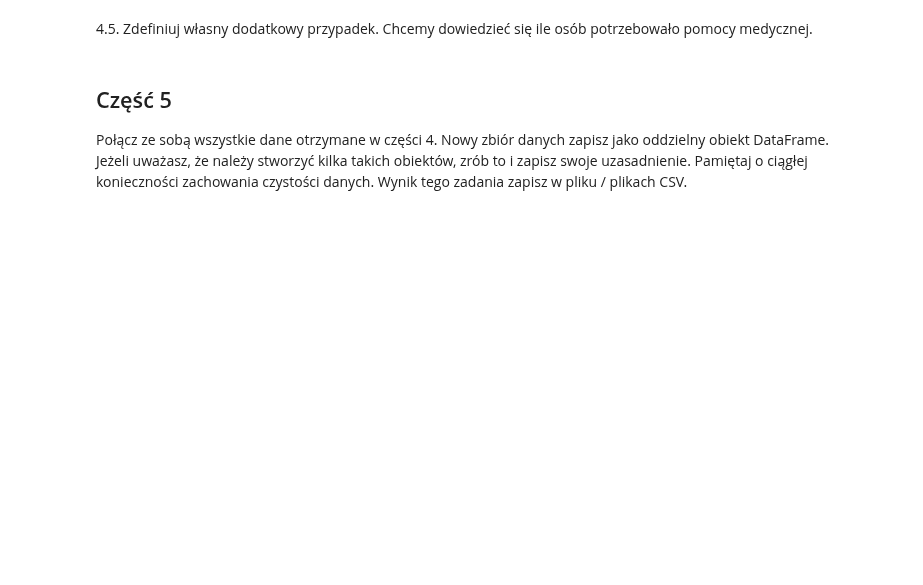
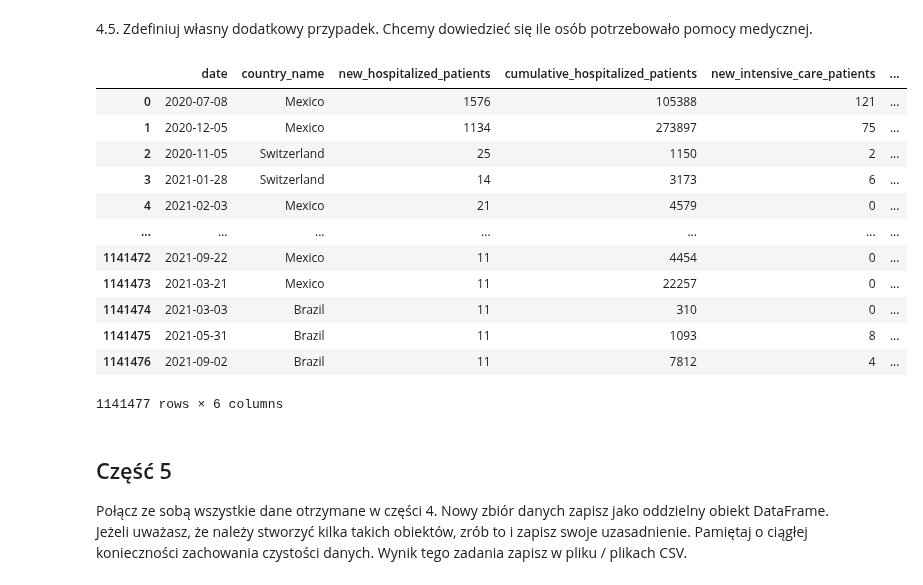
Before and after one commit to JakubKaczmarek5764/BigData1, a Jupyter notebook: main.ipynb, the cells around one changed output. Saved outputs shown, nothing was run; the diff lists cells and outputs as text; code cells hidden in the pictures; blank space fills up the shorter version.

```diff
--- a/main.ipynb
+++ b/main.ipynb
@@ -345,26 +408,47 @@ df4
 # %%
 query = ("""
 SELECT
     date,
     country_name,
     new_hospitalized_patients,
     cumulative_hospitalized_patients,
     new_intensive_care_patients,
     cumulative_intensive_care_patients
 FROM `bigquery-public-data.covid19_open_data.covid19_open_data`
 WHERE
     date IS NOT NULL AND
     country_name IS NOT NULL AND
     new_hospitalized_patients IS NOT NULL AND
     cumulative_hospitalized_patients IS NOT NULL AND
     new_intensive_care_patients IS NOT NULL AND
-    cumulative_intensive_care_patients IS NOT NULL;
+    cumulative_intensive_care_patients IS NOT NULL AND
+    new_hospitalized_patients <= cumulative_hospitalized_patients AND
+    new_intensive_care_patients <= cumulative_intensive_care_patients AND
+    new_hospitalized_patients >= 0 AND
+    new_intensive_care_patients >= 0 AND
+    cumulative_hospitalized_patients >= 0 AND
+    cumulative_intensive_care_patients >= 0
+    ;
 """)
 query_job = client.query(query)
 query_result = query_job.result()
 df5 = query_result.to_dataframe()
 df5.to_csv("covid_vaccination.csv", index=False)
 df5
+# %% [output]
+|  | date | country_name | new_hospitalized_patients | cumulative_hospitalized_patients | new_intensive_care_patients | ... |
+| 0 | 2020-07-08 | Mexico | 1576 | 105388 | 121 | ... |
+| 1 | 2020-12-05 | Mexico | 1134 | 273897 | 75 | ... |
+| 2 | 2020-11-05 | Switzerland | 25 | 1150 | 2 | ... |
+| 3 | 2021-01-28 | Switzerland | 14 | 3173 | 6 | ... |
+| 4 | 2021-02-03 | Mexico | 21 | 4579 | 0 | ... |
+| ... | ... | ... | ... | ... | ... | ... |
+| 1141472 | 2021-09-22 | Mexico | 11 | 4454 | 0 | ... |
+| 1141473 | 2021-03-21 | Mexico | 11 | 22257 | 0 | ... |
+| 1141474 | 2021-03-03 | Brazil | 11 | 310 | 0 | ... |
+| 1141475 | 2021-05-31 | Brazil | 11 | 1093 | 8 | ... |
+| 1141476 | 2021-09-02 | Brazil | 11 | 7812 | 4 | ... |
+1141477 rows × 6 columns
 # %% [markdown]
 ## Część 5
 Połącz ze sobą wszystkie dane otrzymane w części 4. Nowy zbiór danych zapisz jako oddzielny obiekt DataFrame. Jeżeli uważasz, że należy stworzyć kilka takich obiektów, zrób to i zapisz swoje uzasadnienie. Pamiętaj o ciągłej konieczności zachowania czystości danych. Wynik tego zadania zapisz w pliku / plikach CSV.
```
Also changed, not shown: parts of 5 cells of this notebook.
